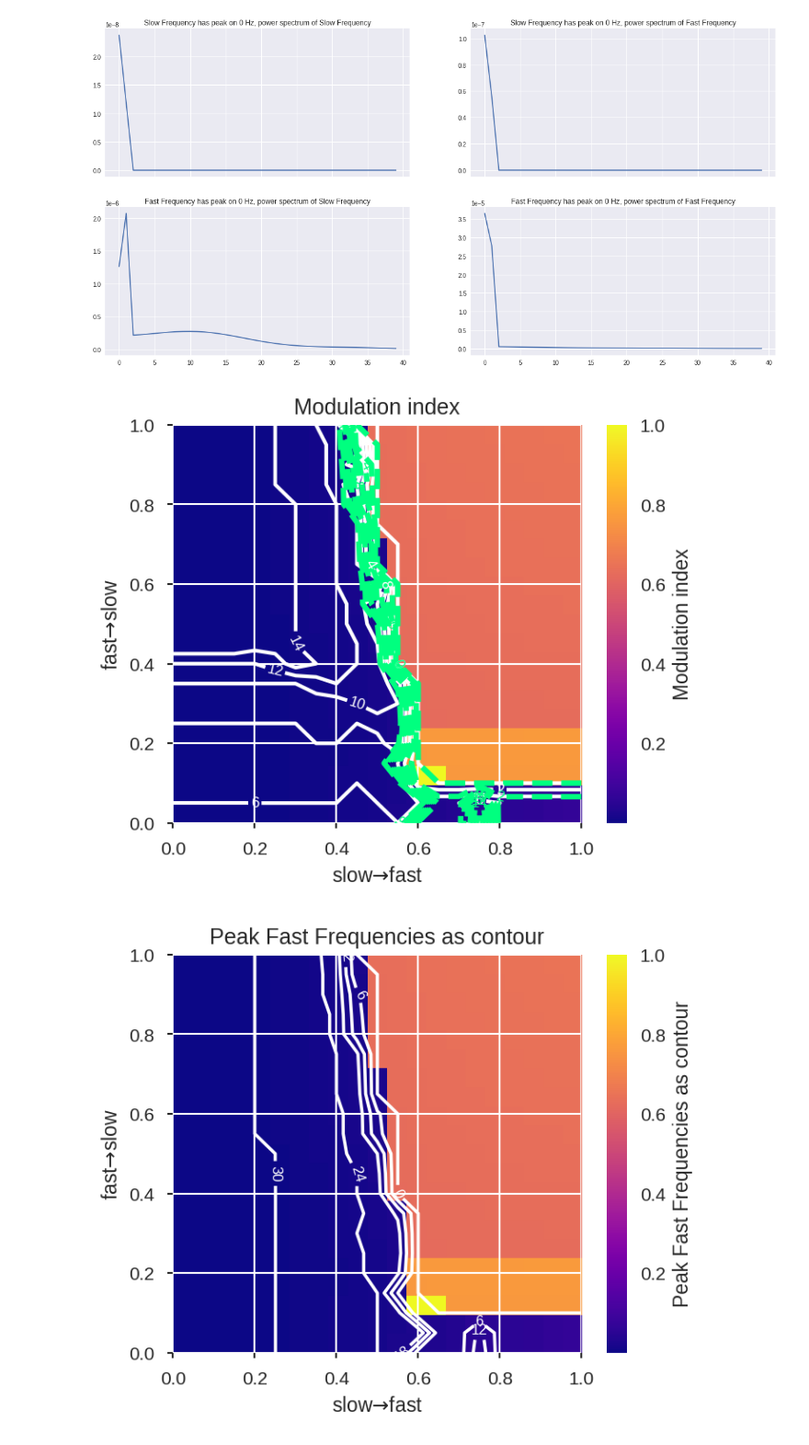
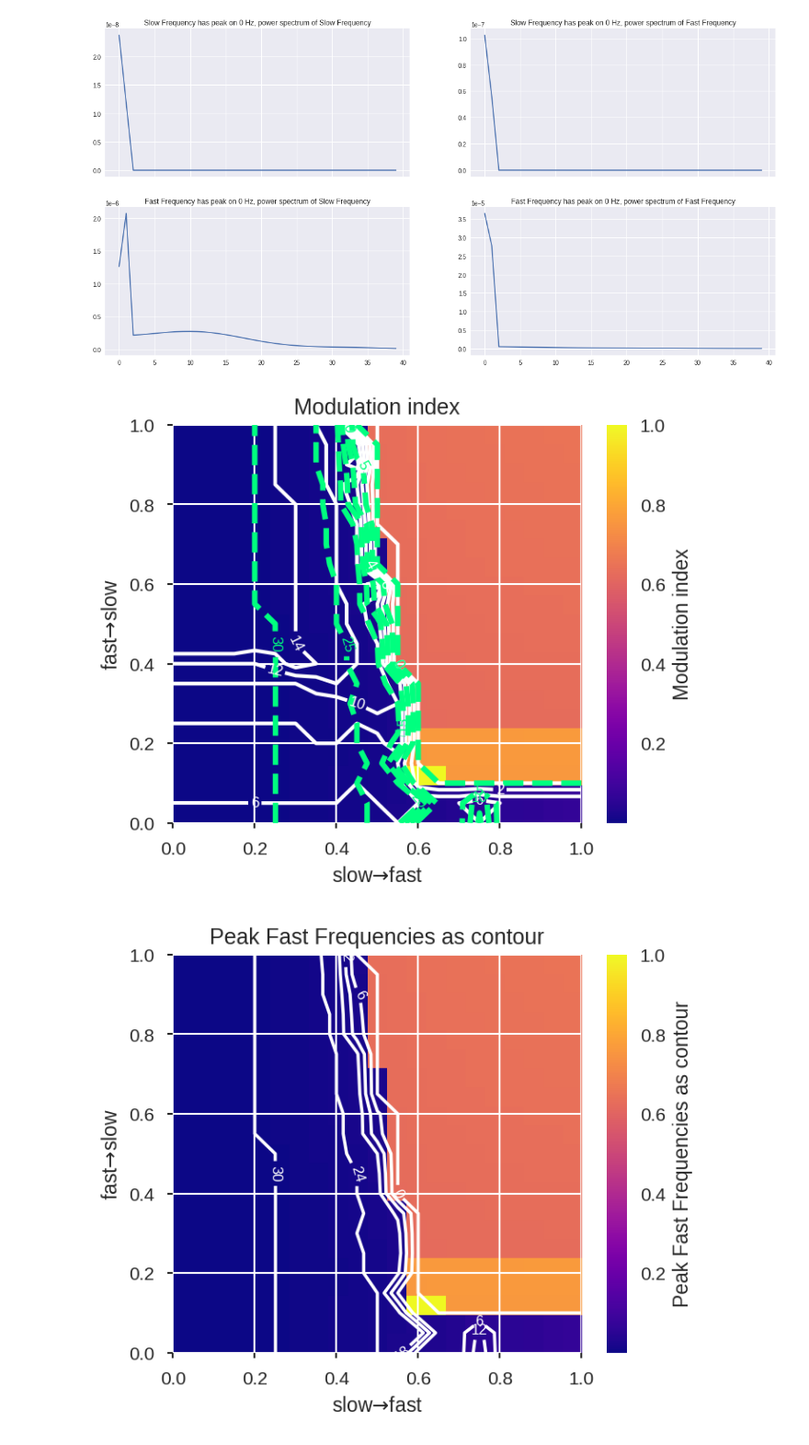
Before and after one commit to jajcayn/Hopf_CFC_analysis, a Jupyter notebook: parameters_exploration_Hopf.ipynb, the cells around one changed output. Shown at 92% size. Drawn from its saved outputs; the diff is of its cells as text; code cells hidden in the pictures.

Commit message:
change in resolution contour levels

```diff
--- a/parameters_exploration_Hopf.ipynb
+++ b/parameters_exploration_Hopf.ipynb
@@ -227,22 +227,22 @@ Text(0.5, 1.0, 'Fast Frequency has peak on 0 Hz, power spectrum of Fast Frequenc
 # %%
 eu.plotExplorationResults(
     search.dfResults,
     par1=["slow_to_fast", r"slow$\to$fast"],
     par2=["fast_to_slow", r"fast$\to$slow"],
     plot_key="modulation_index",
     nan_to_zero=False,
     plot_key_label="Modulation index",
     contour=["peak_freq_slow", "peak_freq_fast"],
     contour_color=[["white"], ["springgreen"]],
-    contour_levels=[np.arange(0, 20, 2).tolist(), np.arange(0, 20, 2).tolist()],
+    contour_levels=[np.arange(0, 20, 2).tolist(), np.arange(0, 35, 5).tolist()],
     contour_alpha=[1.0, 1.0],
     contour_kwargs={
         0: {"linewidths": (2,), "clabel": True},
         1: {"linestyles": "--", "linewidths": (3,), "clabel": True},
     },
 )
 # %% [output]
-[figure, old version]
+[figure, new version]
 # %%
     eu.plotExplorationResults(
         search.dfResults,
```
